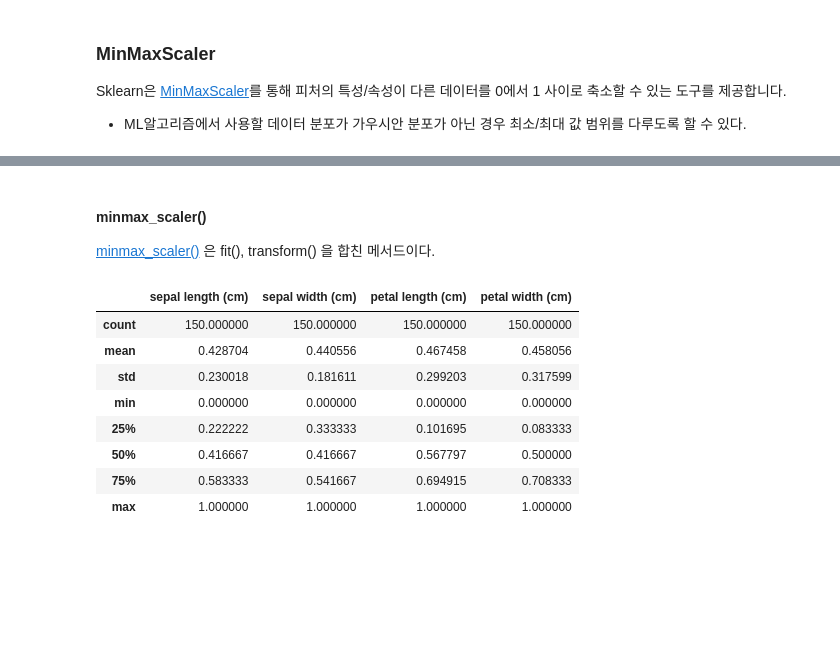
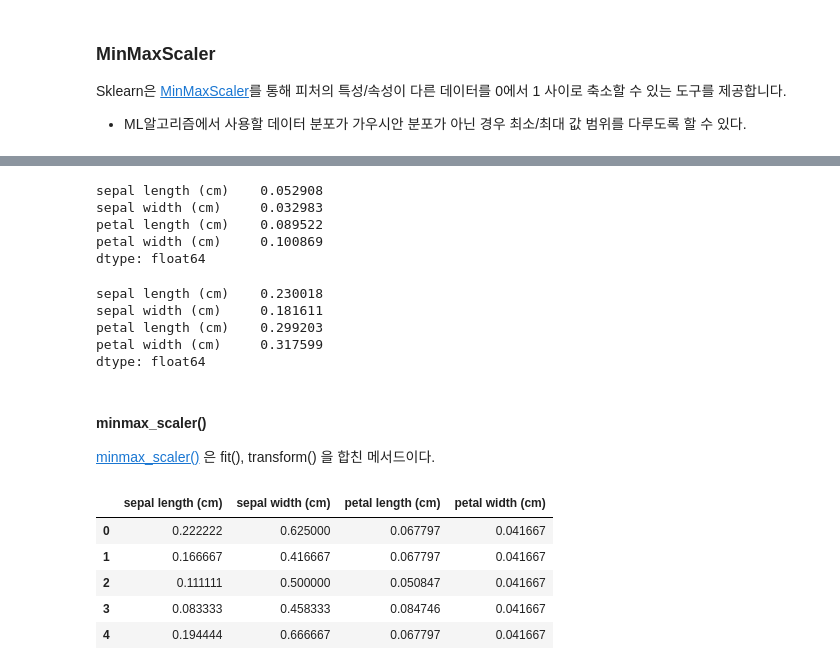
Before and after one commit to Ihan0316/ai_scool, a Jupyter notebook: 7월/7-17/sckilit데이터전처리-0.ipynb, the cells around one changed output, grey strips where cells are left out. Cells and saved outputs as stored; diff of their text form; code cells hidden in the pictures; blank space fills up the shorter version.

```diff
--- a/7월/7-17/sckilit데이터전처리-0.ipynb
+++ b/7월/7-17/sckilit데이터전처리-0.ipynb
@@ -306,3 +374,7 @@ Scikit-Learn 에서 제공하는 스케일링 함수는 fit(), transform() 을
 붓꽃 데이터를 가져와 꽃잎, 꽃받침의 크기, 폭의 분산 값을 알아보고, StandarScaler 변환후 를 보자.
 # %%
 from sklearn.datasets import load_iris
+
+iris = load_iris()
+iris_df = pd.DataFrame(iris.data, columns=iris.feature_names)
+iris_df.head()
@@ -368,3 +458,6 @@ dtype: float64
 사이킷런 `sklearn.preprocessing.StandardScaler` 를 사용
 # %%
 from sklearn.preprocessing import StandardScaler
+
+scaler = StandardScaler()
+scaler.fit(iris_df)
@@ -414,3 +515,6 @@ dtype: float64
  - ML알고리즘에서 사용할 데이터 분포가 가우시안 분포가 아닌 경우 최소/최대 값 범위를 다루도록 할 수 있다.
 # %%
 from sklearn.preprocessing import MinMaxScaler
+
+scaler = MinMaxScaler()
+scaler.fit(iris_df)
@@ -439,16 +548,33 @@ from sklearn.preprocessing import MinMaxScaler
+# %%
+scaled_df_minmax.var()
+# %% [output]
+sepal length (cm)    0.052908
+sepal width (cm)     0.032983
+petal length (cm)    0.089522
+petal width (cm)     0.100869
+dtype: float64
+# %%
+scaled_df_minmax.std()
+# %% [output]
+sepal length (cm)    0.230018
+sepal width (cm)     0.181611
+petal length (cm)    0.299203
+petal width (cm)     0.317599
+dtype: float64
 # %% [markdown]
 #### minmax_scaler()
 
 [minmax_scaler()](https://scikit-learn.org/stable/modules/generated/sklearn.preprocessing.minmax_scale.html) 은 fit(), transform() 을 합친 메서드이다.
 # %%
 from sklearn.preprocessing import minmax_scale
+
+iris_scaled_minmax1 = minmax_scale(iris_df)
+iris_scaled_minmax1 = pd.DataFrame(iris_scaled_minmax1, columns=iris_df.columns)
+iris_scaled_minmax1.head()
 # %% [output]
 |  | sepal length (cm) | sepal width (cm) | petal length (cm) | petal width (cm) |
-| count | 150.000000 | 150.000000 | 150.000000 | 150.000000 |
-| mean | 0.428704 | 0.440556 | 0.467458 | 0.458056 |
-| std | 0.230018 | 0.181611 | 0.299203 | 0.317599 |
-| min | 0.000000 | 0.000000 | 0.000000 | 0.000000 |
-| 25% | 0.222222 | 0.333333 | 0.101695 | 0.083333 |
-| 50% | 0.416667 | 0.416667 | 0.567797 | 0.500000 |
-| 75% | 0.583333 | 0.541667 | 0.694915 | 0.708333 |
-| max | 1.000000 | 1.000000 | 1.000000 | 1.000000 |
+| 0 | 0.222222 | 0.625000 | 0.067797 | 0.041667 |
+| 1 | 0.166667 | 0.416667 | 0.067797 | 0.041667 |
+| 2 | 0.111111 | 0.500000 | 0.050847 | 0.041667 |
+| 3 | 0.083333 | 0.458333 | 0.084746 | 0.041667 |
+| 4 | 0.194444 | 0.666667 | 0.067797 | 0.041667 |
```
Also changed, not shown: parts of 50 cells of this notebook.
